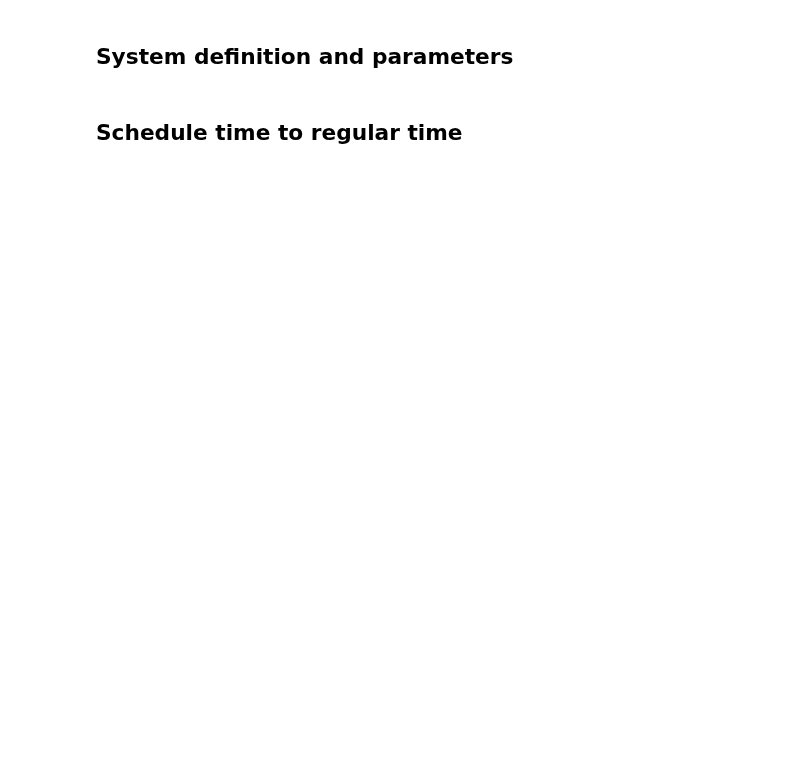
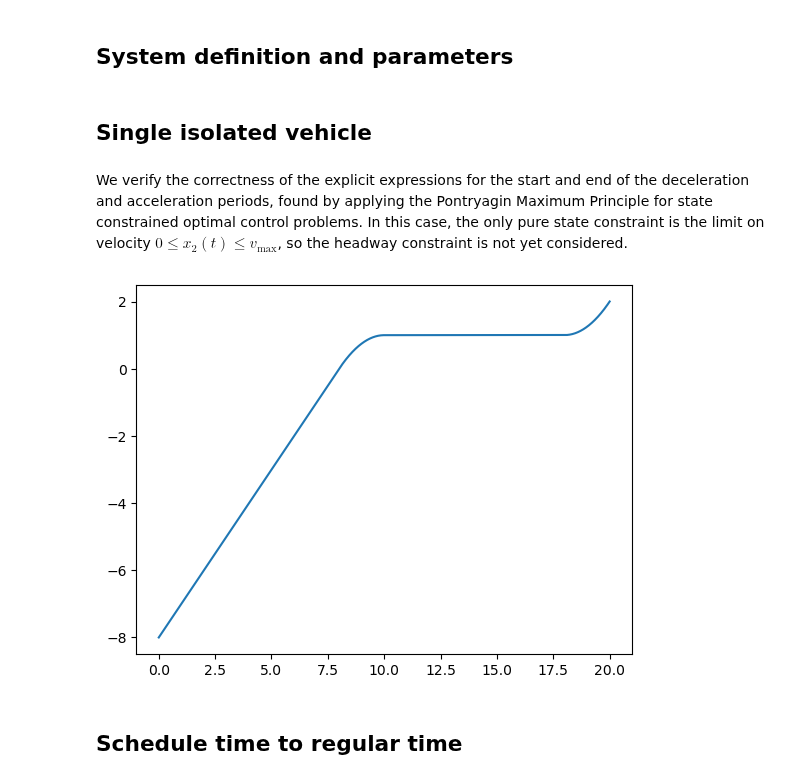
Before and after one commit to jeroenvanriel/traffic-scheduling, a Jupyter notebook: motion/explicit_schedule_time_approach.ipynb, the cells around one changed output. Saved outputs shown, nothing was run; the diff lists cells and outputs as text; code cells hidden in the pictures; blank space fills up the shorter version.

Commit message:
update all related to explicit motion

```diff
--- a/motion/explicit.ipynb
+++ b/motion/explicit_schedule_time_approach.ipynb
@@ -25,6 +25,26 @@ def interval_controller(amax, *intervals):
 
 def double_integrator(control):
     return lambda t, y: (y[1], control(t))
+# %% [markdown]
+## Single isolated vehicle
+# %% [markdown]
+We verify the correctness of the explicit expressions for the start and end of the deceleration and acceleration periods, found by applying the Pontryagin Maximum Principle for state constrained optimal control problems. In this case, the only pure state constraint is the limit on velocity $0 \leq x_2(t) \leq v_\max$, so the headway constraint is not yet considered.
+# %%
+p0 = -D # end-position
+T = 20 # end-time
+tatd = p0 + T
+D = min(tatd, 1/amax)
+
+t_a = T - D
+t_d = t_a - tatd
+
+intervals = [[t_d, t_d + D], [t_a, t_a + D]]
+
+control = interval_controller(amax, *intervals)
+tr = solve_ivp(double_integrator(control), [0, T], [-t_d*vmax, vmax], max_step=0.01)
+plt.plot(tr.t, tr.y[0,:]);
+# %% [output]
+[figure, added]
 # %% [markdown]
 ## Schedule time to regular time
 # %%
```
Also changed, not shown: parts of 7 cells of this notebook, 12 other files.
